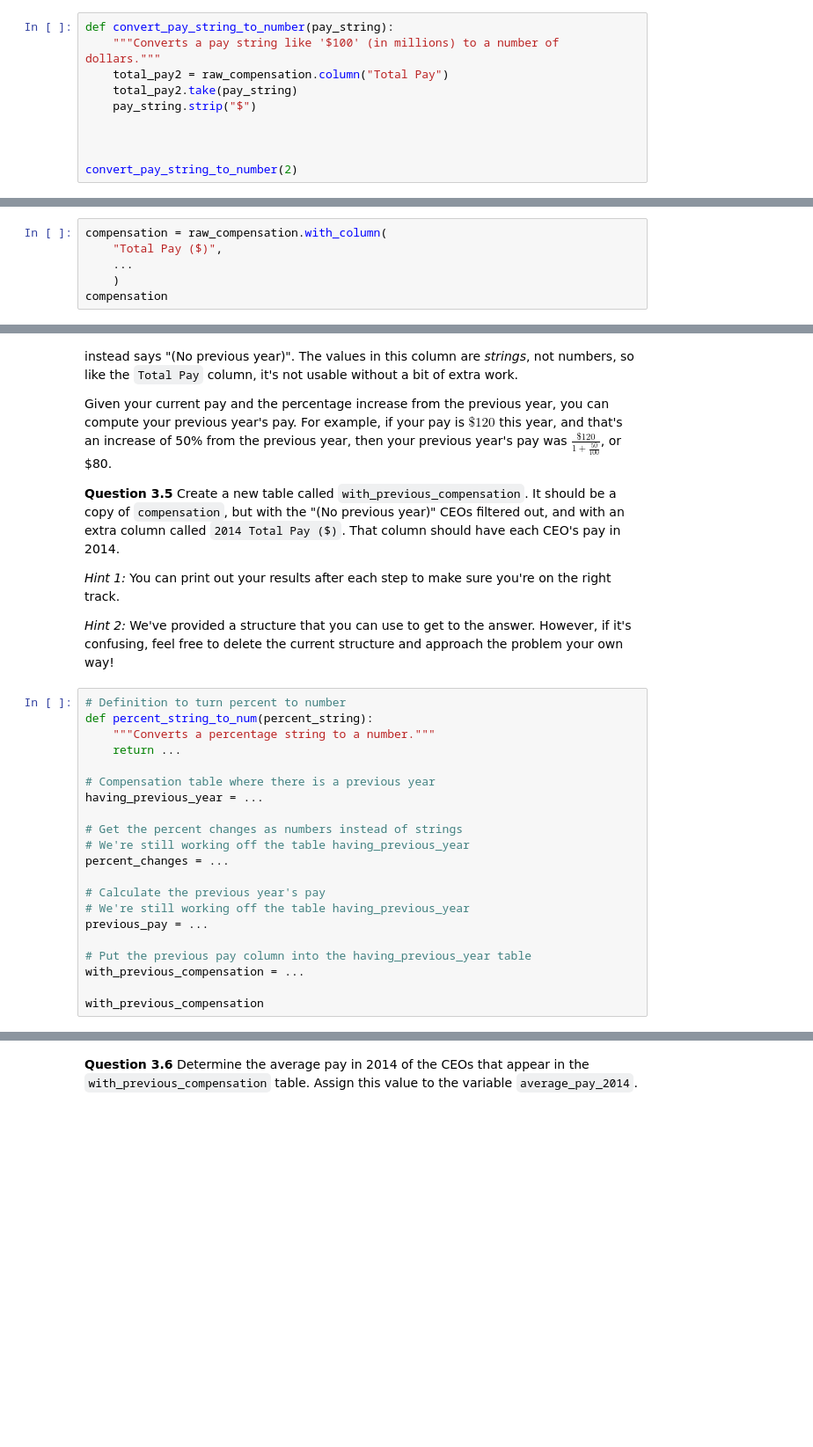
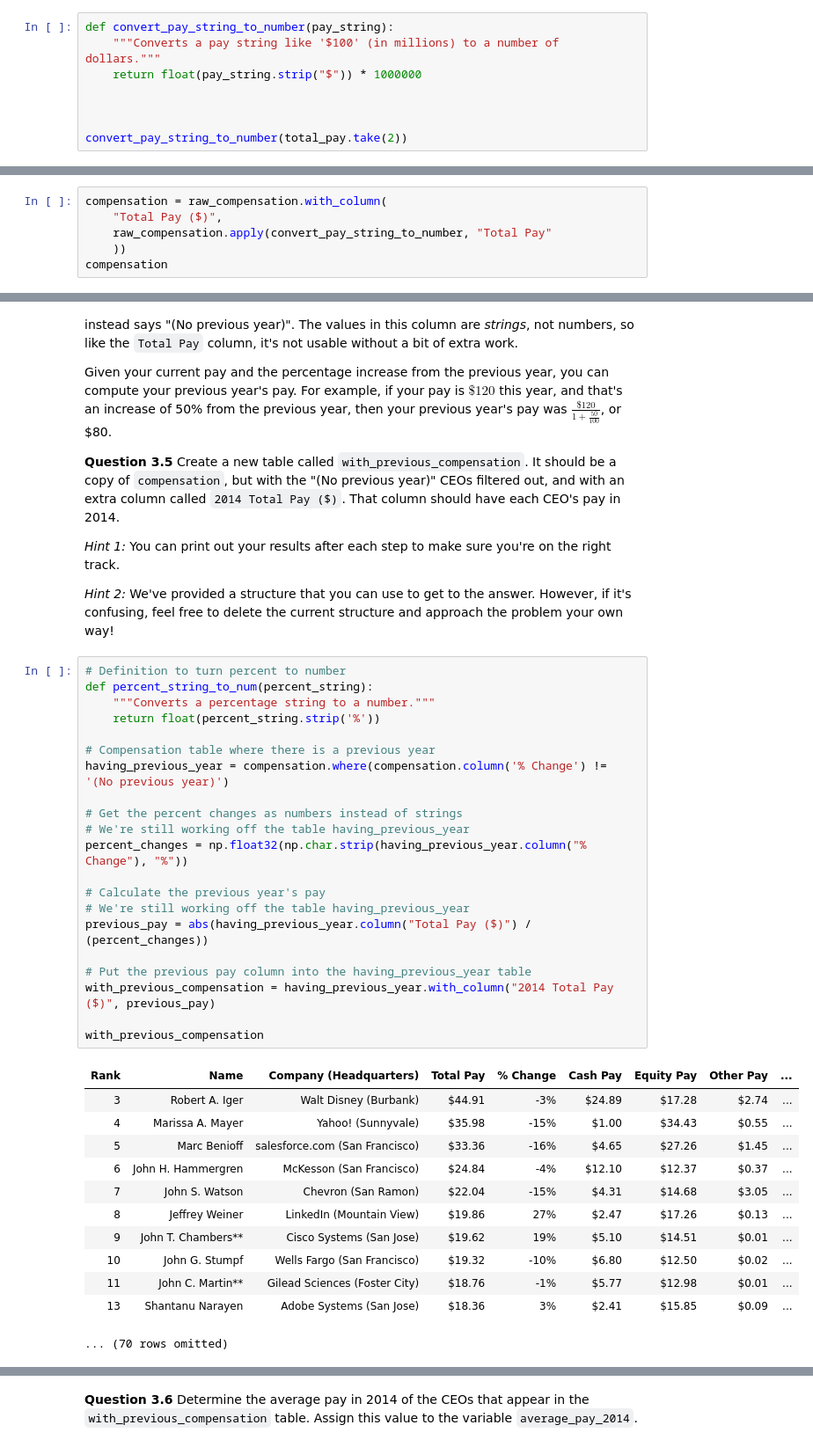
Before and after one commit to ttlarson13/Data-Analytics-Fall-25, a Jupyter notebook: lab04/lab04/lab04.ipynb, the cells around one changed output, grey strips where cells are left out. Shown at 88% size. Saved outputs shown, nothing was run; the diff lists cells and outputs as text; blank space fills up the shorter version.

```diff
--- a/lab04/lab04/lab04.ipynb
+++ b/lab04/lab04/lab04.ipynb
@@ -349,11 +333,9 @@ We'll instead use functions to perform this computation. Later in this lab, we'l
 # %%
 def convert_pay_string_to_number(pay_string):
     """Converts a pay string like '$100' (in millions) to a number of dollars."""
-    total_pay2 = raw_compensation.column("Total Pay")
-    total_pay2.take(pay_string)
-    pay_string.strip("$")
+    return float(pay_string.strip("$")) * 1000000
 
 
 
-convert_pay_string_to_number(2)
+convert_pay_string_to_number(total_pay.take(2))
 # %% [output]
@@ -489,6 +477,6 @@ Note that we didn’t write `raw_compensation.apply(convert_pay_string_to_number
 # %%
 compensation = raw_compensation.with_column(
     "Total Pay ($)",
-    ...
-    )
+    raw_compensation.apply(convert_pay_string_to_number, "Total Pay"
+    ))
 compensation
@@ -529,23 +572,36 @@ Given your current pay and the percentage increase from the previous year, you c
 # %%
 # Definition to turn percent to number
 def percent_string_to_num(percent_string):
     """Converts a percentage string to a number."""
-    return ...
+    return float(percent_string.strip('%'))
 
 # Compensation table where there is a previous year
-having_previous_year = ...
+having_previous_year = compensation.where(compensation.column('% Change') != '(No previous year)')
 
 # Get the percent changes as numbers instead of strings
 # We're still working off the table having_previous_year
-percent_changes = ...
+percent_changes = np.float32(np.char.strip(having_previous_year.column("% Change"), "%"))
 
 # Calculate the previous year's pay
 # We're still working off the table having_previous_year
-previous_pay = ...
+previous_pay = abs(having_previous_year.column("Total Pay ($)") / (percent_changes))
 
 # Put the previous pay column into the having_previous_year table
-with_previous_compensation = ...
+with_previous_compensation = having_previous_year.with_column("2014 Total Pay ($)", previous_pay)
 
 with_previous_compensation
+# %% [output]
+| Rank | Name | Company (Headquarters) | Total Pay | % Change | Cash Pay | Equity Pay | Other Pay | ... |
+| 3 | Robert A. Iger | Walt Disney (Burbank) | $44.91 | -3% | $24.89 | $17.28 | $2.74 | ... |
+| 4 | Marissa A. Mayer | Yahoo! (Sunnyvale) | $35.98 | -15% | $1.00 | $34.43 | $0.55 | ... |
+| 5 | Marc Benioff | salesforce.com (San Francisco) | $33.36 | -16% | $4.65 | $27.26 | $1.45 | ... |
+| 6 | John H. Hammergren | McKesson (San Francisco) | $24.84 | -4% | $12.10 | $12.37 | $0.37 | ... |
+| 7 | John S. Watson | Chevron (San Ramon) | $22.04 | -15% | $4.31 | $14.68 | $3.05 | ... |
+| 8 | Jeffrey Weiner | LinkedIn (Mountain View) | $19.86 | 27% | $2.47 | $17.26 | $0.13 | ... |
+| 9 | John T. Chambers** | Cisco Systems (San Jose) | $19.62 | 19% | $5.10 | $14.51 | $0.01 | ... |
+| 10 | John G. Stumpf | Wells Fargo (San Francisco) | $19.32 | -10% | $6.80 | $12.50 | $0.02 | ... |
+| 11 | John C. Martin** | Gilead Sciences (Foster City) | $18.76 | -1% | $5.77 | $12.98 | $0.01 | ... |
+| 13 | Shantanu Narayen | Adobe Systems (San Jose) | $18.36 | 3% | $2.41 | $15.85 | $0.09 | ... |
+... (70 rows omitted)
 # %%
 grader.check("q35")
```
Also changed, not shown: parts of 26 cells of this notebook, 2 other files.
